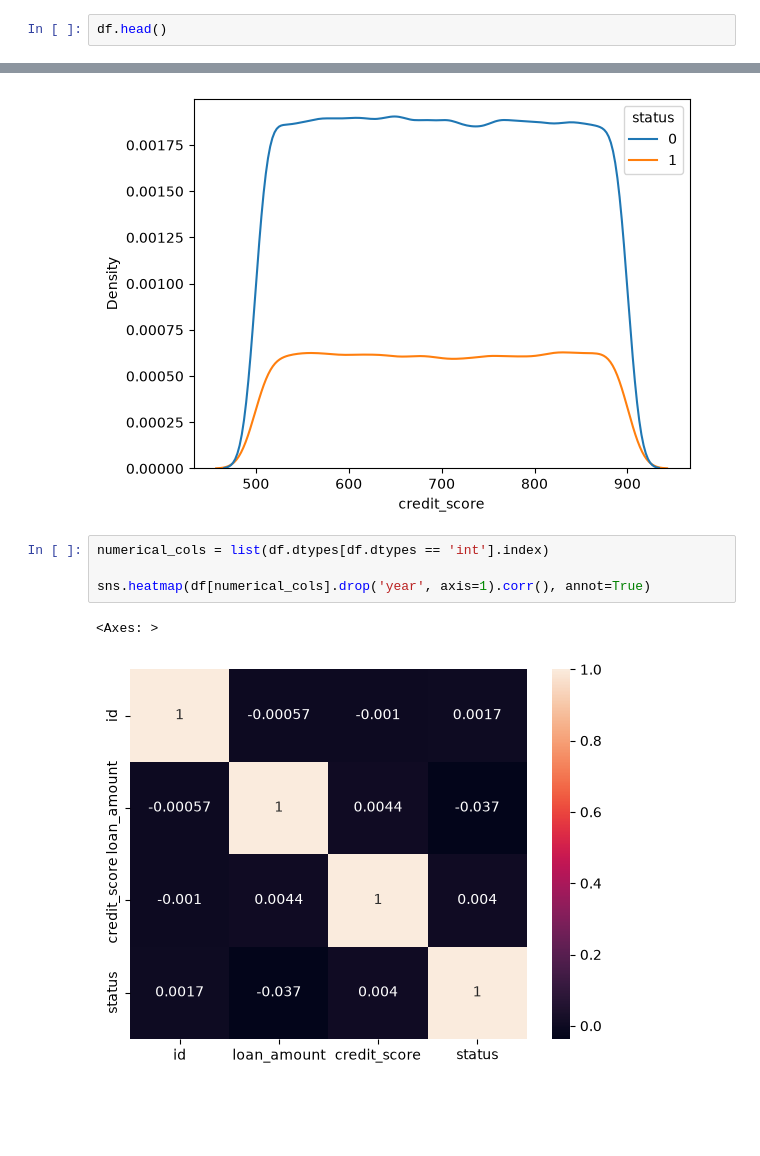
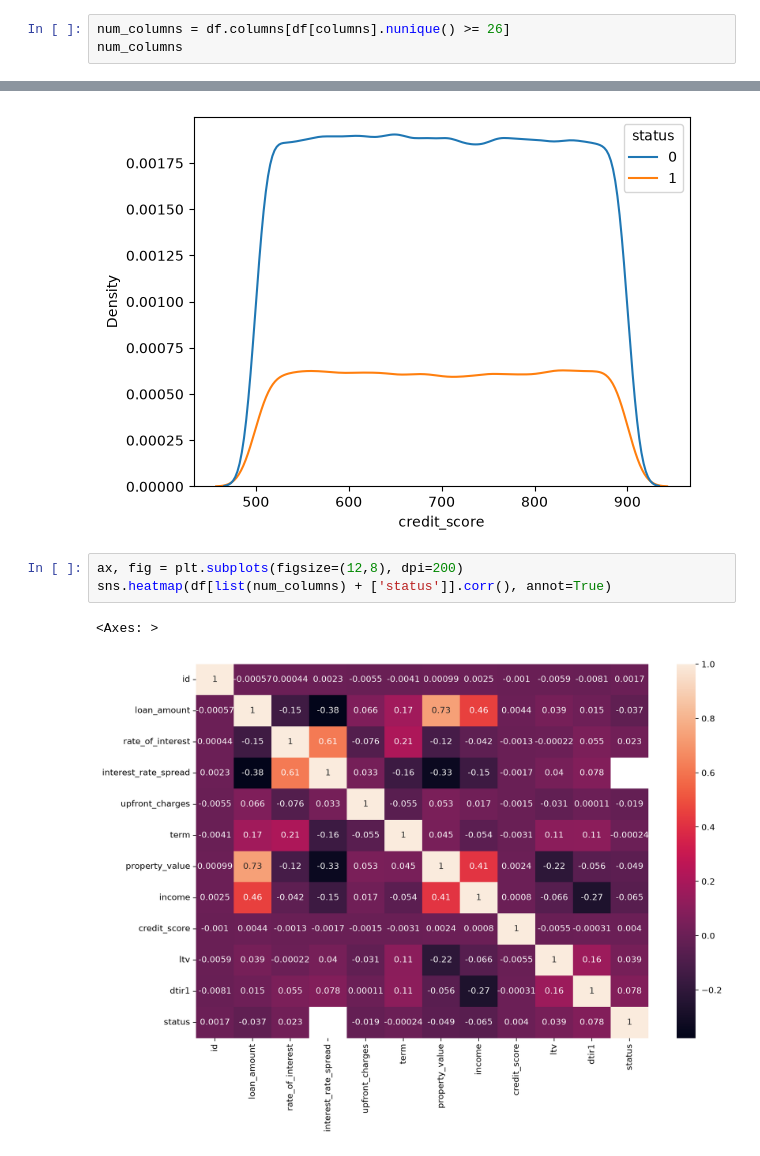
Before and after one commit to samisiraj/loan-default-prediction, a Jupyter notebook: notebooks/01_eda.ipynb, the cells around one changed output, grey strips where cells are left out. Drawn from its saved outputs; the diff is of its cells as text; blank space fills up the shorter version.

```diff
--- a/notebooks/01_eda.ipynb
+++ b/notebooks/01_eda.ipynb
@@ -185,5 +225,6 @@ Name: count, dtype: int64
 # %% [markdown]
 #### year columns has one value, drop it in data cleaning py. the categories look clean
 # %%
-df.head()
+num_columns = df.columns[df[columns].nunique() >= 26]
+num_columns
 # %% [output]
@@ -207,9 +260,8 @@ sns.kdeplot(data=df, x='credit_score', hue='status')
 <Axes: xlabel='credit_score', ylabel='Density'>
 [figure]
 # %%
-numerical_cols = list(df.dtypes[df.dtypes == 'int'].index)
-
-sns.heatmap(df[numerical_cols].drop('year', axis=1).corr(), annot=True)
+ax, fig = plt.subplots(figsize=(12,8), dpi=200)
+sns.heatmap(df[list(num_columns) + ['status']].corr(), annot=True)
 # %% [output]
 <Axes: >
-[figure, old version]
+[figure, new version]
```
Also changed, not shown: parts of 11 cells of this notebook, 2 other files.
